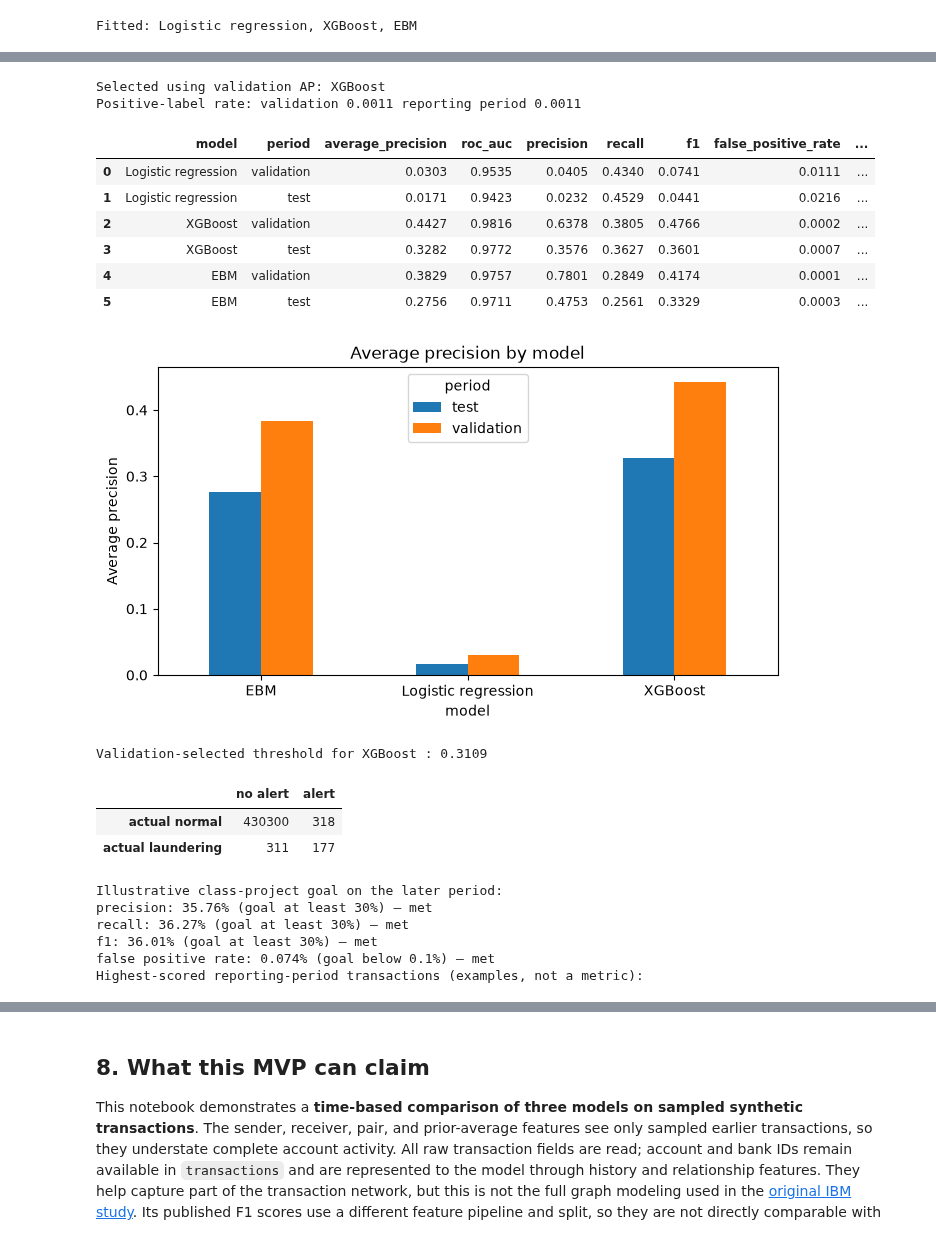
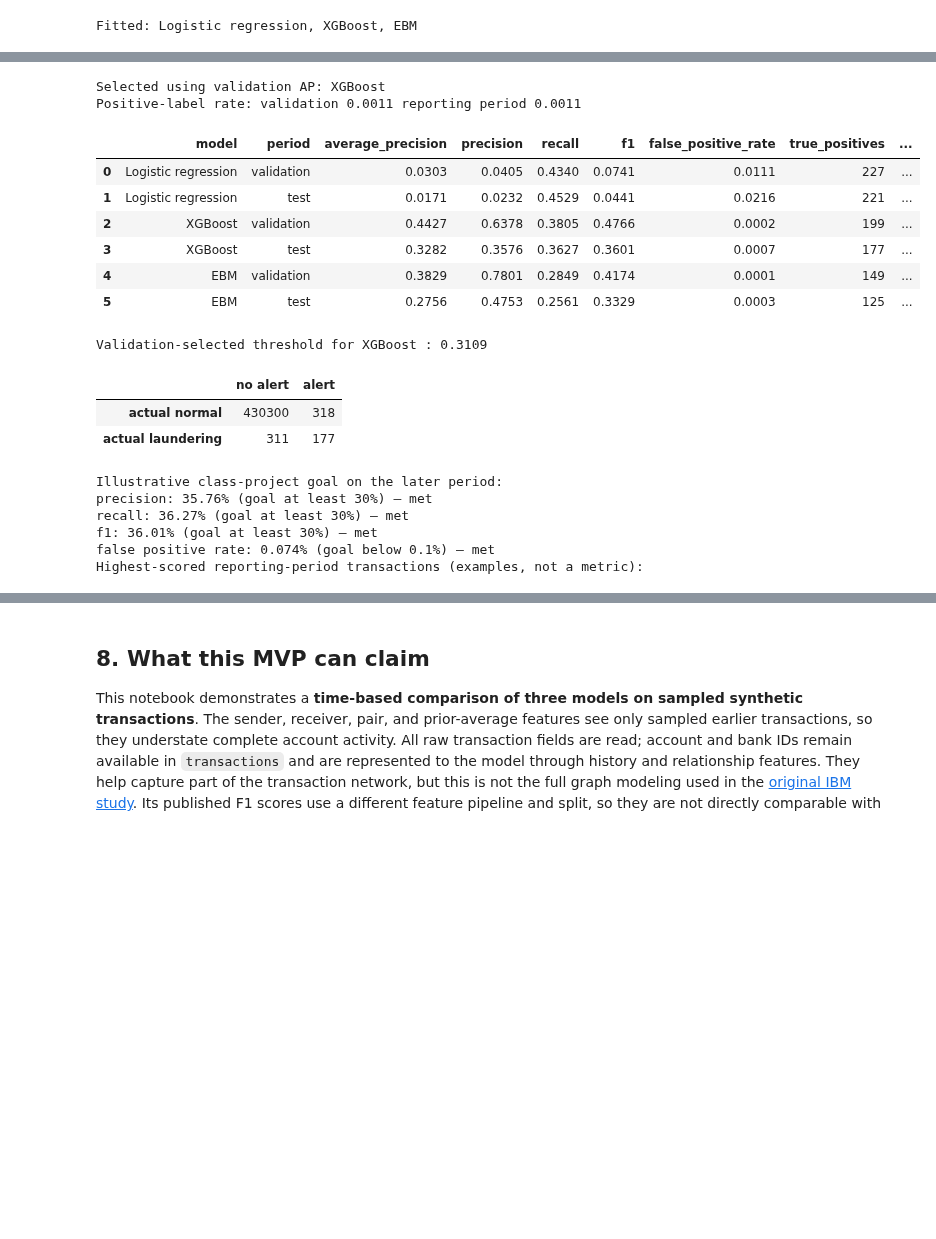
Before and after one commit to codewithdaniel1/Explainable-AML-Transaction-Monitoring, a Jupyter notebook: aml_modeling.ipynb, the cells around one changed output, grey strips where cells are left out. Saved outputs shown, nothing was run; the diff lists cells and outputs as text; code cells hidden in the pictures; blank space fills up the shorter version.

Commit message:
Add per-model AML scorecards and split percentages

```diff
--- a/aml_modeling.ipynb
+++ b/aml_modeling.ipynb
@@ -246,7 +248,6 @@ for name, model in models.items():
             "model": name,
             "period": period,
             "average_precision": average_precision_score(y, score),
-            "roc_auc": roc_auc_score(y, score),
             "precision": precision_score(y, alerts, zero_division=0),
             "recall": recall_score(y, alerts),
             "f1": f1_score(y, alerts),
@@ -265,48 +266,40 @@ print("Selected using validation AP:", selected_model)
 print("Positive-label rate: validation", round(y_validation.mean(), 4),
       "reporting period", round(y_test.mean(), 4))
 display(results.round(4))
-results.pivot(index="model", columns="period", values="average_precision").plot.bar(
-    figsize=(8, 4), title="Average precision by model"
-)
-plt.ylabel("Average precision")
-plt.xticks(rotation=0)
-plt.show()
-
 selected_alerts = scores[(selected_model, "test")] >= thresholds[selected_model]
 print("Validation-selected threshold for", selected_model, ":", round(thresholds[selected_model], 4))
 display(pd.DataFrame(
     confusion_matrix(y_test, selected_alerts),
     index=["actual normal", "actual laundering"],
     columns=["no alert", "alert"],
 ))
 
 later = results[(results["model"] == selected_model) & (results["period"] == "test")].iloc[0]
 print("Illustrative class-project goal on the later period:")
 for metric, target in [("precision", 0.30), ("recall", 0.30), ("f1", 0.30)]:
     print(f"{metric}: {later[metric]:.2%} (goal at least {target:.0%}) —",
           "met" if later[metric] >= target else "not met")
 print(f"false positive rate: {later['false_positive_rate']:.3%} (goal below 0.1%) —",
       "met" if later["false_positive_rate"] < 0.001 else "not met")
 
 top = np.argsort(-scores[(selected_model, "test")])[:10]
 top_transactions = test.iloc[top][[
     "timestamp", "amount_paid", "payment_currency", "amount_received",
     "receiving_currency", "payment_format", "label"
 ]].copy()
 top_transactions["model_score"] = scores[(selected_model, "test")][top]
 print("Highest-scored reporting-period transactions (examples, not a metric):")
 display(top_transactions)
 # %% [output]
 Selected using validation AP: XGBoost
 Positive-label rate: validation 0.0011 reporting period 0.0011
-|  | model | period | average_precision | roc_auc | precision | recall | f1 | false_positive_rate | ... |
-| 0 | Logistic regression | validation | 0.0303 | 0.9535 | 0.0405 | 0.4340 | 0.0741 | 0.0111 | ... |
-| 1 | Logistic regression | test | 0.0171 | 0.9423 | 0.0232 | 0.4529 | 0.0441 | 0.0216 | ... |
-| 2 | XGBoost | validation | 0.4427 | 0.9816 | 0.6378 | 0.3805 | 0.4766 | 0.0002 | ... |
-| 3 | XGBoost | test | 0.3282 | 0.9772 | 0.3576 | 0.3627 | 0.3601 | 0.0007 | ... |
-| 4 | EBM | validation | 0.3829 | 0.9757 | 0.7801 | 0.2849 | 0.4174 | 0.0001 | ... |
-| 5 | EBM | test | 0.2756 | 0.9711 | 0.4753 | 0.2561 | 0.3329 | 0.0003 | ... |
+|  | model | period | average_precision | precision | recall | f1 | false_positive_rate | true_positives | ... |
+| 0 | Logistic regression | validation | 0.0303 | 0.0405 | 0.4340 | 0.0741 | 0.0111 | 227 | ... |
+| 1 | Logistic regression | test | 0.0171 | 0.0232 | 0.4529 | 0.0441 | 0.0216 | 221 | ... |
+| 2 | XGBoost | validation | 0.4427 | 0.6378 | 0.3805 | 0.4766 | 0.0002 | 199 | ... |
+| 3 | XGBoost | test | 0.3282 | 0.3576 | 0.3627 | 0.3601 | 0.0007 | 177 | ... |
+| 4 | EBM | validation | 0.3829 | 0.7801 | 0.2849 | 0.4174 | 0.0001 | 149 | ... |
+| 5 | EBM | test | 0.2756 | 0.4753 | 0.2561 | 0.3329 | 0.0003 | 125 | ... |
-[figure, removed]
 Validation-selected threshold for XGBoost : 0.3109
 |  | no alert | alert |
 | actual normal | 430300 | 318 |
```
Also changed, not shown: parts of 15 cells of this notebook, 2 other files.
